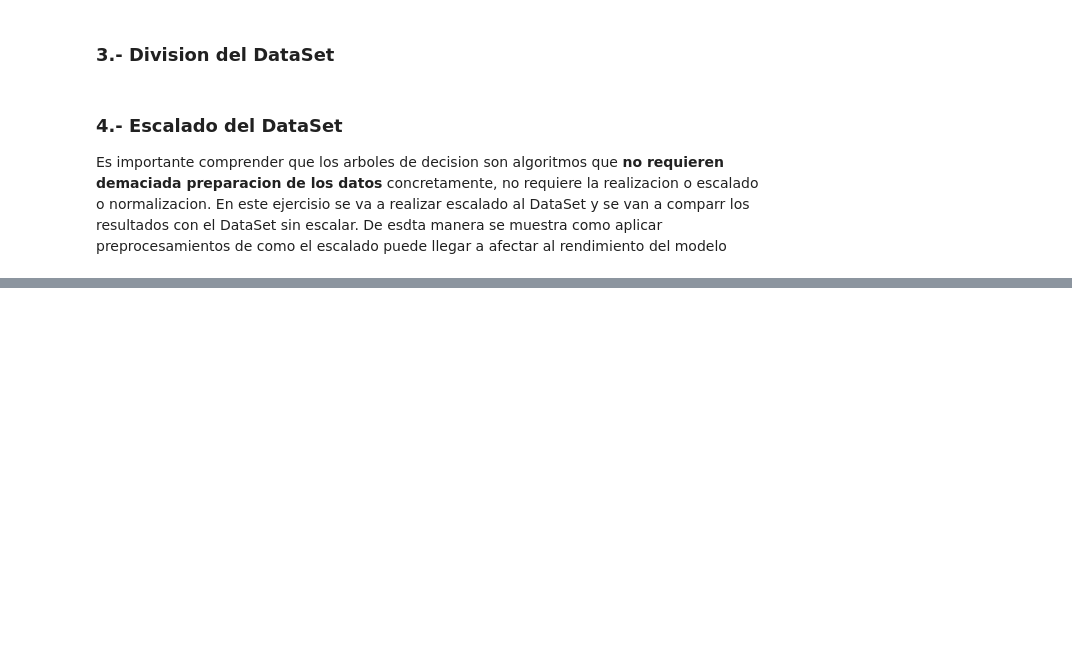
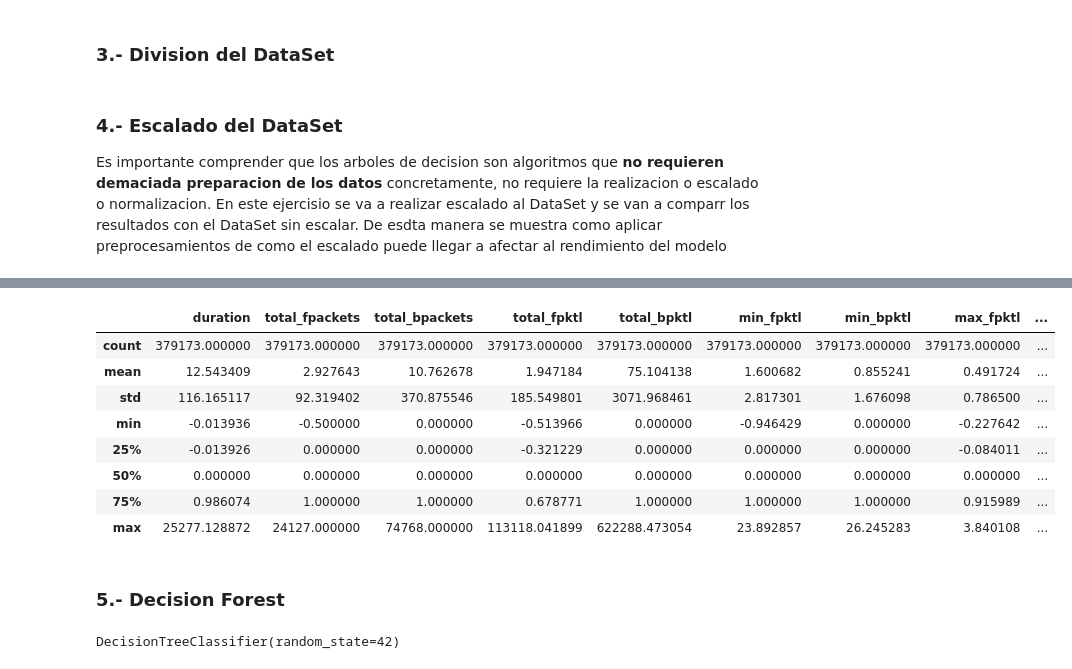
Before and after one commit to wuil2004/PLyF_2, a Jupyter notebook: Random_Forest.ipynb, the cells around one changed output, grey strips where cells are left out. Saved outputs shown, nothing was run; the diff lists cells and outputs as text; code cells hidden in the pictures; blank space fills up the shorter version.

```diff
--- a/Random_Forest.ipynb
+++ b/Random_Forest.ipynb
@@ -215,0 +234,23 @@ X_val_scaler = scaler.fit_transform(X_val)
+# %%
+X_train_scaled.describe()
+# %% [output]
+|  | duration | total_fpackets | total_bpackets | total_fpktl | total_bpktl | min_fpktl | min_bpktl | max_fpktl | ... |
+| count | 379173.000000 | 379173.000000 | 379173.000000 | 379173.000000 | 379173.000000 | 379173.000000 | 379173.000000 | 379173.000000 | ... |
+| mean | 12.543409 | 2.927643 | 10.762678 | 1.947184 | 75.104138 | 1.600682 | 0.855241 | 0.491724 | ... |
+| std | 116.165117 | 92.319402 | 370.875546 | 185.549801 | 3071.968461 | 2.817301 | 1.676098 | 0.786500 | ... |
+| min | -0.013936 | -0.500000 | 0.000000 | -0.513966 | 0.000000 | -0.946429 | 0.000000 | -0.227642 | ... |
+| 25% | -0.013926 | 0.000000 | 0.000000 | -0.321229 | 0.000000 | 0.000000 | 0.000000 | -0.084011 | ... |
+| 50% | 0.000000 | 0.000000 | 0.000000 | 0.000000 | 0.000000 | 0.000000 | 0.000000 | 0.000000 | ... |
+| 75% | 0.986074 | 1.000000 | 1.000000 | 0.678771 | 1.000000 | 1.000000 | 1.000000 | 0.915989 | ... |
+| max | 25277.128872 | 24127.000000 | 74768.000000 | 113118.041899 | 622288.473054 | 23.892857 | 26.245283 | 3.840108 | ... |
+# %% [markdown]
+### 5.- Decision Forest
+# %%
+# Modelo entrenado con el DataSet sin escalar
+
+from sklearn.tree import DecisionTreeClassifier
+
+clf_tree = DecisionTreeClassifier(random_state=42)
+clf_tree.fit(X_train, y_train)
+# %% [output]
+DecisionTreeClassifier(random_state=42)
```
Also changed, not shown: parts of 1 cell of this notebook.
